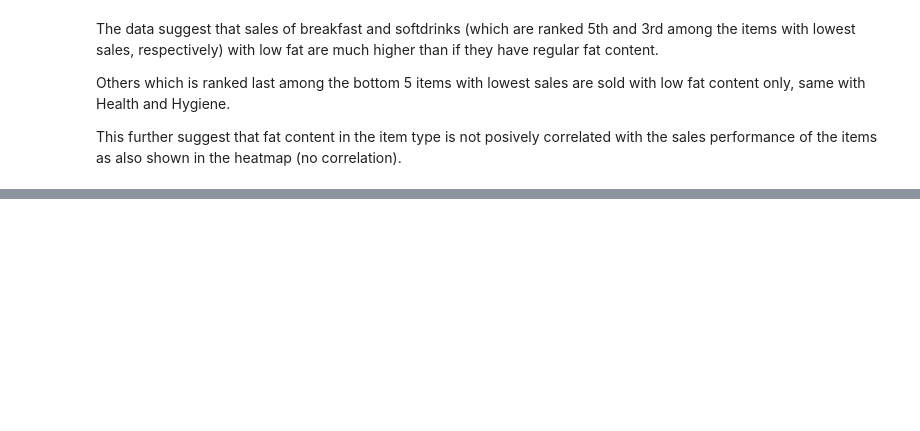
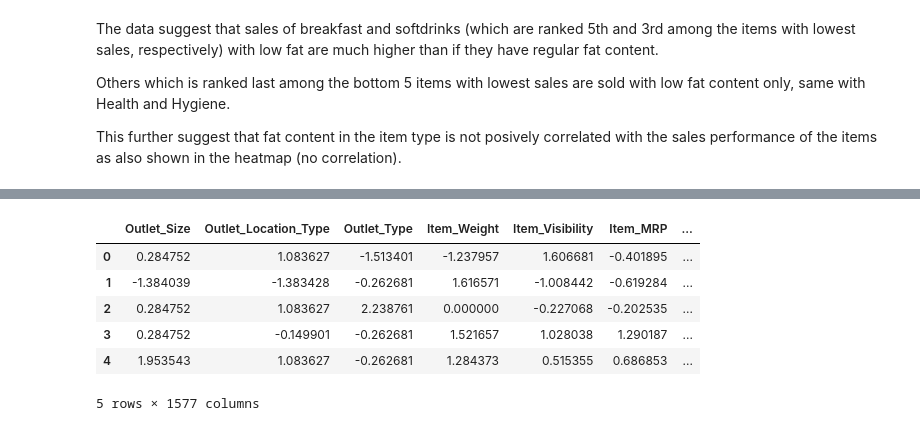
Before and after one commit to maricelandal/food-sales-predictions, a Jupyter notebook: food_sales_prediction.ipynb, the cells around one changed output, grey strips where cells are left out. Drawn from its saved outputs; the diff is of its cells as text; code cells hidden in the pictures; blank space fills up the shorter version.

```diff
--- a/food_sales_prediction.ipynb
+++ b/food_sales_prediction.ipynb
@@ -774,0 +989,3 @@ This further suggest that fat content in the item type is not posively correlate
+# %%
+X_train_processed = preprocessor.transform(X_train)
+X_test_processed = preprocessor.transform(X_test)
@@ -774,0 +1032,7 @@ This further suggest that fat content in the item type is not posively correlate
+# %%
+# get transformed column names
+ohe = preprocessor.named_transformers_['pipeline-3']['onehotencoder']
+# %%
+# display feature names taken from ohe
+nom_feature_names = ohe.get_feature_names_out(nominal_col)
+nom_feature_names
@@ -774,0 +1044,4 @@ This further suggest that fat content in the item type is not posively correlate
+# %%
+# create a final col name list that includes ord features + num features + ohe features
+final_cols = ordinal_cols + num_selector(X_train) + list(nom_feature_names)
+final_cols
@@ -774,0 +1066,12 @@ This further suggest that fat content in the item type is not posively correlate
+# %%
+# create a dataframe using X_train_processed and the column names
+X_train_output = pd.DataFrame(X_train_processed, columns = final_cols)
+X_train_output.head()
+# %% [output]
+|  | Outlet_Size | Outlet_Location_Type | Outlet_Type | Item_Weight | Item_Visibility | Item_MRP | ... |
+| 0 | 0.284752 | 1.083627 | -1.513401 | -1.237957 | 1.606681 | -0.401895 | ... |
+| 1 | -1.384039 | -1.383428 | -0.262681 | 1.616571 | -1.008442 | -0.619284 | ... |
+| 2 | 0.284752 | 1.083627 | 2.238761 | 0.000000 | -0.227068 | -0.202535 | ... |
+| 3 | 0.284752 | -0.149901 | -0.262681 | 1.521657 | 1.028038 | 1.290187 | ... |
+| 4 | 1.953543 | 1.083627 | -0.262681 | 1.284373 | 0.515355 | 0.686853 | ... |
+5 rows × 1577 columns
```
Also changed, not shown: parts of 46 cells of this notebook.
